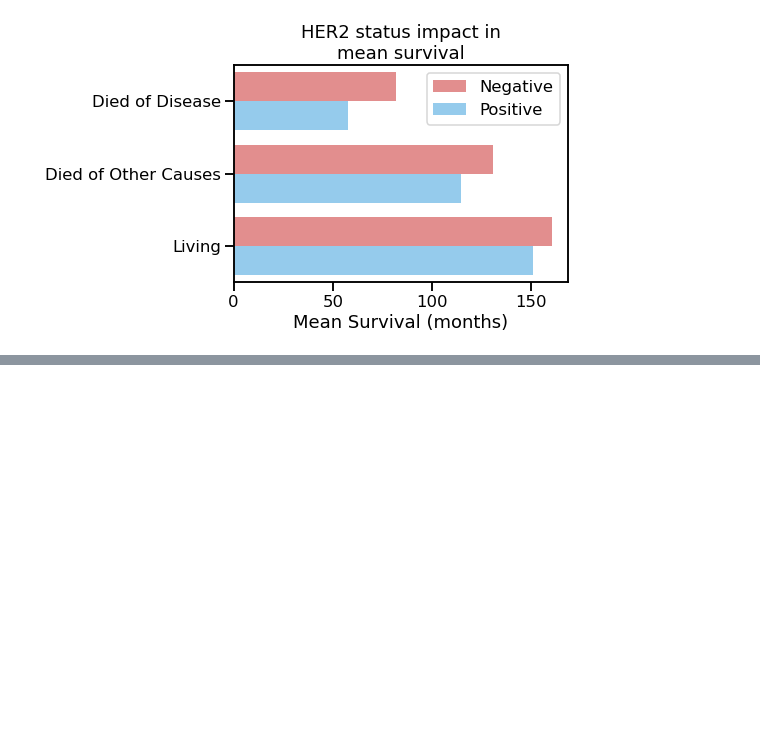
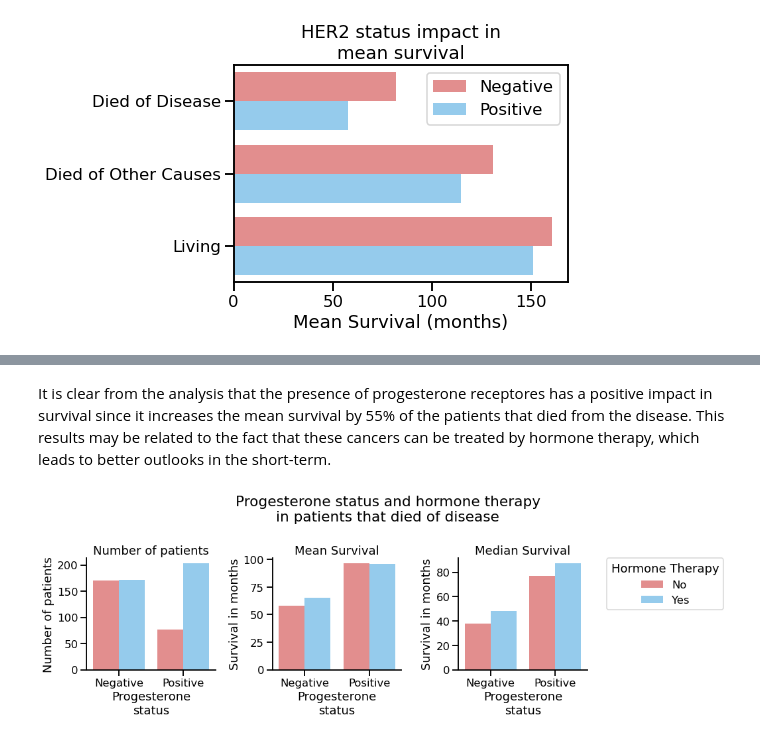
Before and after one commit to antdbar/METABRIC, a Jupyter notebook: METABRIC_EDA.ipynb, the cells around one changed output, grey strips where cells are left out. Drawn from its saved outputs; the diff is of its cells as text; code cells hidden in the pictures; blank space fills up the shorter version.

```diff
--- a/METABRIC_EDA.ipynb
+++ b/METABRIC_EDA.ipynb
@@ -418,0 +455,31 @@ plt.title('HER2 status impact in\nmean survival');
+# %% [markdown]
+It is clear from the analysis that the presence of progesterone receptores has a positive impact in survival since it increases the mean survival by 55% of the patients that died from the disease. This results may be related to the fact that these cancers can be treated by hormone therapy, which leads to better outlooks in the short-term.
+# %%
+# Get counts, mean, and median for "overall_survival_months" by "death_from_cancer", "pr_status" and "hormone_therapy"
+pr_hormone = df.groupby(['death_from_cancer', 'pr_status', 'hormone_therapy']).agg(['count',
+                                                  'mean', 'median'])['overall_survival_months'].reset_index()
+
+# replace 0/1 by No/Yes in "hormone_therapy"
+pr_hormone['hormone_therapy'] = pr_hormone['hormone_therapy'].map({0: 'No', 1: 'Yes'})
+
+# select "Died of Disease" only
+pr_hormone = pr_hormone[pr_hormone['death_from_cancer']=='Died of Disease']
+pr_hormone_melt = pr_hormone.melt(id_vars=['death_from_cancer', 'pr_status', 'hormone_therapy'])
+#display(pr_hormone_melt)
+
+# Plot "count", "mean" and "median"
+pr_hormone_catplot = sns.catplot(data=pr_hormone_melt, x='pr_status', y='value', hue='hormone_therapy',
+             col='variable', kind='bar', sharey=False, legend=False, palette=['lightcoral', 'lightskyblue'])
+fig = pr_hormone_catplot.fig
+fig.suptitle('Progesterone status and hormone therapy\nin patients that died of disease')
+titles = ['Number of patients', 'Mean Survival', 'Median Survival']
+y_axes = ['Number of patients', 'Survival in months', 'Survival in months']
+for i in range(0,3):
+    ax = fig.axes[i]
+    ax.set_title(titles[i])
+    ax.set_xlabel('Progesterone\nstatus')
+    ax.set_ylabel(y_axes[i])
+plt.legend(bbox_to_anchor=(1.15,1), loc='upper left', borderaxespad=0, title='Hormone Therapy')
+fig.tight_layout();
+# %% [output]
+[figure, added]
```
Also changed, not shown: parts of 14 cells of this notebook.
